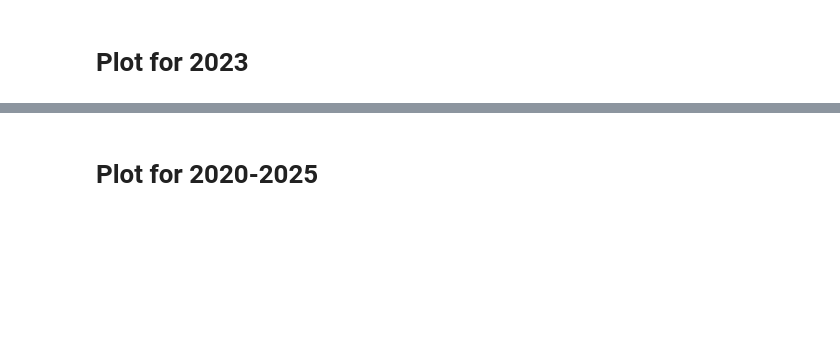
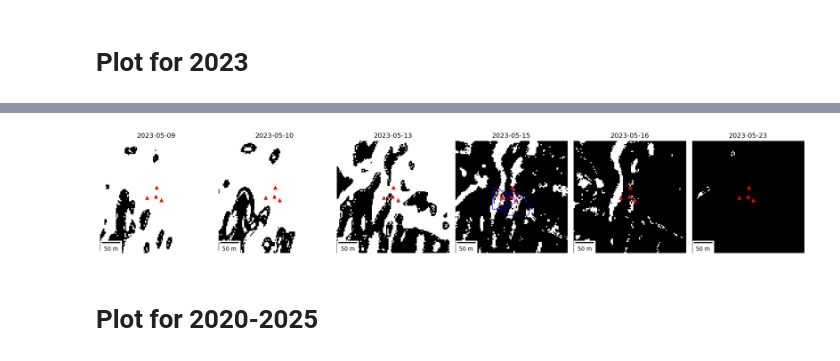
Before and after one commit to elischwat/sublimationofsnow, a Jupyter notebook: analysis/paper3/figure1_create.ipynb, the cells around one changed output, grey strips where cells are left out. Drawn from its saved outputs; the diff is of its cells as text; code cells hidden in the pictures; blank space fills up the shorter version.

```diff
--- a/analysis/paper3/figure1_create.ipynb
+++ b/analysis/paper3/figure1_create.ipynb
@@ -182,28 +189,26 @@ plt.show()
 # %%
 sca_imgs_2023 = sorted(glob.glob("./planet_data/SCA/*2023*.tif"))
 
 fig, axes = plt.subplots(1, 6, figsize=(18, 6))
 axes = axes.flatten()
 for ax, (fn) in zip(axes, sca_imgs_2023):
     ds = open_and_extract_date_from_filename(fn)
     img = ds.plot(ax=ax, cmap='grey', add_colorbar=False)
     ax.set_aspect('equal')
     ax.axis('off')  # Remove axis
     ax.set_title(ds.attrs['date'])
     towers_gdf.plot(ax=ax, color='red', marker='^')
     scalebar = ScaleBar(1, location="lower left")
     ax.add_artist(scalebar)
 
-lidar_outline_gdf_l2.plot(ax=axes[0], figsize=(1,1), alpha =1.0, edgecolor='blue', facecolor='none')
-lidar_outline_gdf_l6.plot(ax=axes[0], figsize=(1,1), alpha =1.0, edgecolor='blue', facecolor='none')
-profile_lines_gdf.plot(ax=axes[0], figsize=(1,1), alpha =1.0, edgecolor='red', facecolor='none', linewidth=0.5)
-
 lidar_outline_gdf_l2.plot(ax=axes[3], figsize=(1,1), alpha =1.0, edgecolor='blue', facecolor='none')
 lidar_outline_gdf_l6.plot(ax=axes[3], figsize=(1,1), alpha =1.0, edgecolor='blue', facecolor='none')
 profile_lines_gdf.plot(ax=axes[3], figsize=(1,1), alpha =1.0, edgecolor='red', facecolor='none', linewidth=0.5)
 
 plt.tight_layout()
 plt.show()
+# %% [output]
+[figure, added]
 # %% [markdown]
 # Plot for 2020-2025
 # %%
```
Also changed, not shown: parts of 18 cells of this notebook, 2 other files.
